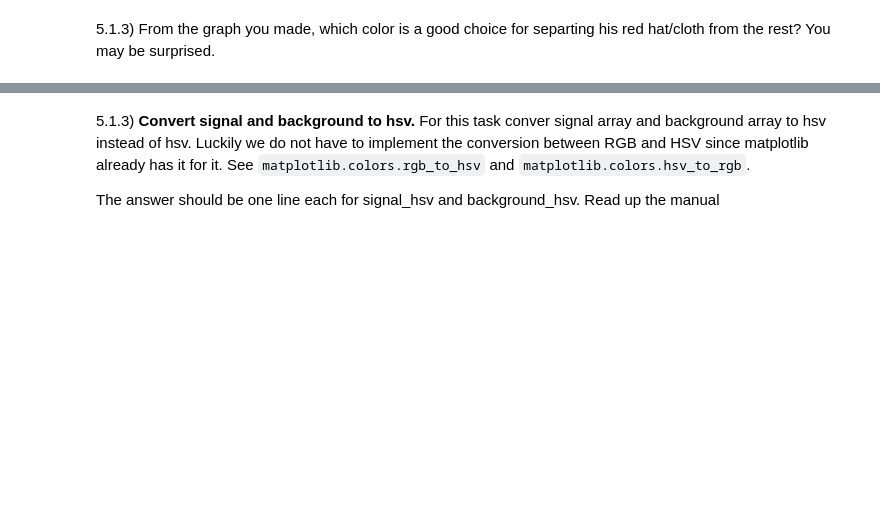
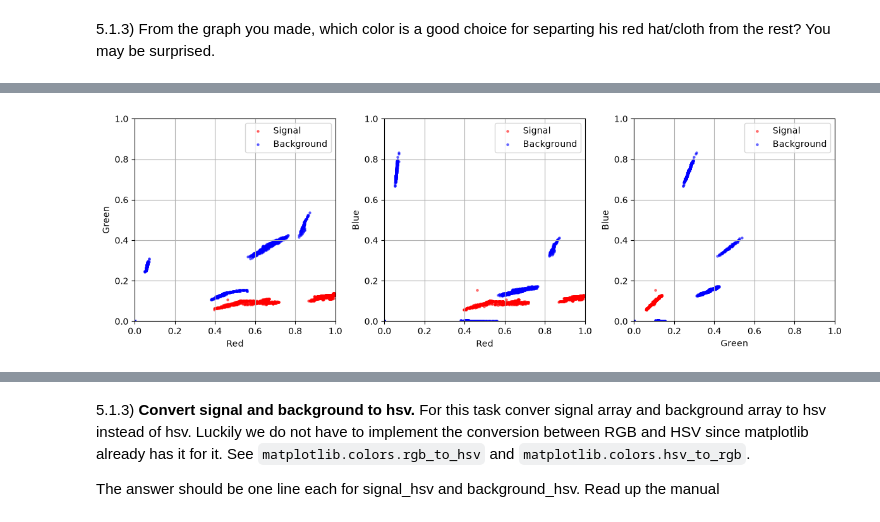
Before and after one commit to jiraroj-wir/iccs205-homework, a Jupyter notebook: hw2/Homework2.ipynb, the cells around one changed output, grey strips where cells are left out. Cells and saved outputs as stored; diff of their text form; code cells hidden in the pictures; blank space fills up the shorter version.

```diff
--- a/hw2/Homework2.ipynb
+++ b/hw2/Homework2.ipynb
@@ -719,6 +882,46 @@ Look for: `plt.subplots` and `plt.hist` and figure out what `signal[:,2]` does.
 # %% [markdown]
 5.1.4) We can do better than 1d plot. We can do 2d scatter plot. Make the following plot which show how 2-d distribution of each feature pair (eg: (R,B)) differs between signal and the background.
 ![rgb_scatter](rgb_scatter.png)
+# %%
+fig, axes = plt.subplots(1, 3, figsize=(12, 4))
+
+axes[0].scatter(signal[:, 0], signal[:, 1],
+                color="red", s=5, alpha=0.5, label="Signal")
+axes[0].scatter(background[:, 0], background[:, 1],
+                color="blue", s=5, alpha=0.5, label="Background")
+axes[0].set_xlabel("Red")
+axes[0].set_ylabel("Green")
+axes[0].set_xlim(0, 1)
+axes[0].set_ylim(0, 1)
+axes[0].grid()
+axes[0].legend()
+
+axes[1].scatter(signal[:, 0], signal[:, 2],
+                color="red", s=5, alpha=0.5, label="Signal")
+axes[1].scatter(background[:, 0], background[:, 2],
+                color="blue", s=5, alpha=0.5, label="Background")
+axes[1].set_xlabel("Red")
+axes[1].set_ylabel("Blue")
+axes[1].set_xlim(0, 1)
+axes[1].set_ylim(0, 1)
+axes[1].grid()
+axes[1].legend()
+
+axes[2].scatter(signal[:, 1], signal[:, 2],
+                color="red", s=5, alpha=0.5, label="Signal")
+axes[2].scatter(background[:, 1], background[:, 2],
+                color="blue", s=5, alpha=0.5, label="Background")
+axes[2].set_xlabel("Green")
+axes[2].set_ylabel("Blue")
+axes[2].set_xlim(0, 1)
+axes[2].set_ylim(0, 1)
+axes[2].grid()
+axes[2].legend()
+
+plt.tight_layout()
+plt.show()
+# %% [output]
+[figure, added]
 # %% [markdown]
 ### What we learned so far.
 
```
Also changed, not shown: parts of 24 cells of this notebook.
